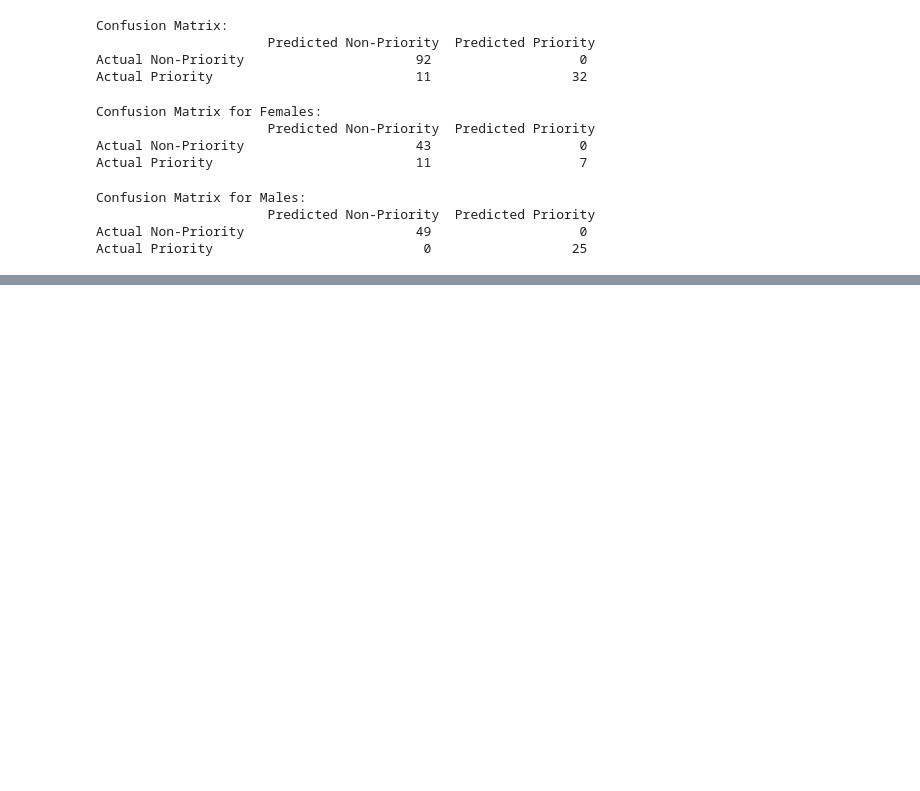
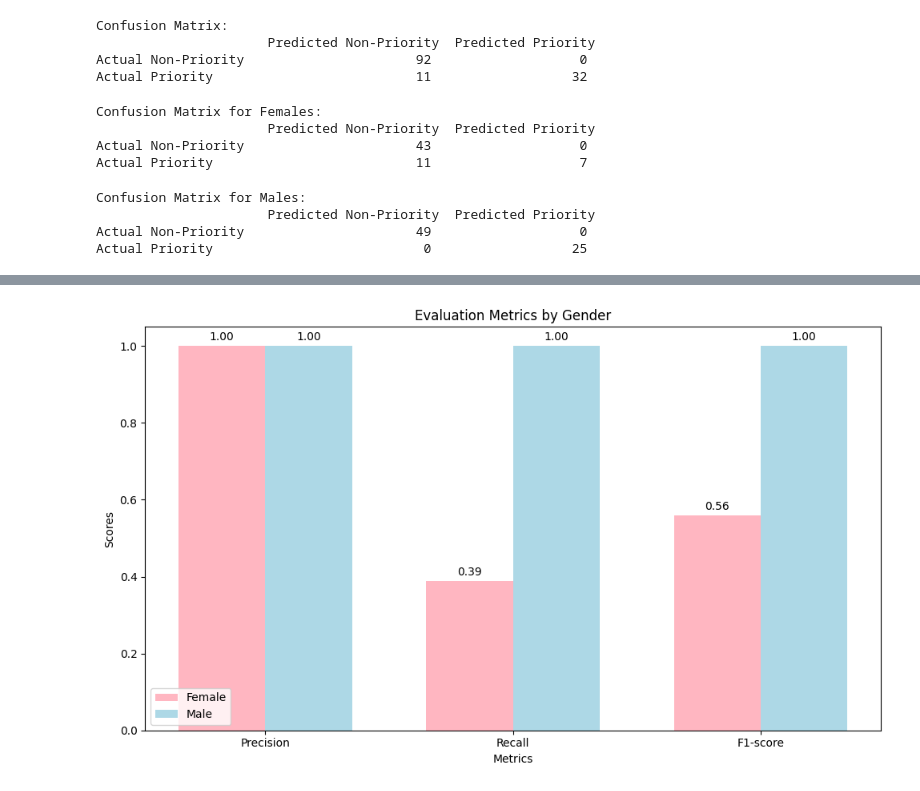
Before and after one commit to DanaMikulinsky/ethics_AI_project, a Jupyter notebook: train_and_evaluate_model.ipynb, the cells around one changed output, grey strips where cells are left out. Drawn from its saved outputs; the diff is of its cells as text; code cells hidden in the pictures; blank space fills up the shorter version.

```diff
--- a/train_and_evaluate_model.ipynb
+++ b/train_and_evaluate_model.ipynb
@@ -94,6 +121,7 @@ conf_matrix_male = confusion_matrix(y_test_male, y_pred_male)
 conf_matrix_female_df = pd.DataFrame(conf_matrix_female,
                                      index=['Actual Non-Priority', 'Actual Priority'],
                                      columns=['Predicted Non-Priority', 'Predicted Priority'])
+female_precision, female_recall, female_f1_score, _ = precision_recall_fscore_support(y_test_female, y_pred_female, average='binary')
 print("Confusion Matrix for Females:\n", conf_matrix_female_df)
 # %% [output]
 Confusion Matrix for Females:
@@ -104,6 +132,7 @@ Actual Priority                          11                   7
 conf_matrix_male_df = pd.DataFrame(conf_matrix_male,
                                    index=['Actual Non-Priority', 'Actual Priority'],
                                    columns=['Predicted Non-Priority', 'Predicted Priority'])
+male_precision, male_recall, male_f1_score, _ = precision_recall_fscore_support(y_test_male, y_pred_male, average='binary')
 print("\nConfusion Matrix for Males:\n", conf_matrix_male_df)
 # %% [output]
 Confusion Matrix for Males:
@@ -112,0 +145,34 @@ Actual Priority                           0                  25
+# %%
+def autolabel(bars):
+    """Attach a text label above each bar in a bar chart."""
+    for bar in bars:
+        height = bar.get_height()
+        ax.annotate(f'{height:.2f}',
+                    xy=(bar.get_x() + bar.get_width() / 2, height),
+                    xytext=(0, 3),
+                    textcoords="offset points",
+                    ha='center', va='bottom')
+# %%
+# Plot the different measurements by gender
+fig, ax = plt.subplots(figsize=(10, 6))
+
+bar_width = 0.35
+metrics = ['Precision', 'Recall', 'F1-score']
+index = np.arange(len(metrics))
+
+bar1 = ax.bar(index - bar_width/2, [female_precision, female_recall, female_f1_score], bar_width, label='Female', color='lightpink')
+bar2 = ax.bar(index + bar_width/2, [male_precision, male_recall, male_f1_score], bar_width, label='Male', color='lightblue')
+
+ax.set_xlabel('Metrics')
+ax.set_ylabel('Scores')
+ax.set_title('Evaluation Metrics by Gender')
+ax.set_xticks(index)
+ax.set_xticklabels(metrics)
+ax.legend()
+autolabel(bar1)
+autolabel(bar2)
+
+plt.tight_layout()
+plt.show()
+# %% [output]
+[figure, added]
```
Also changed, not shown: parts of 17 cells of this notebook.
